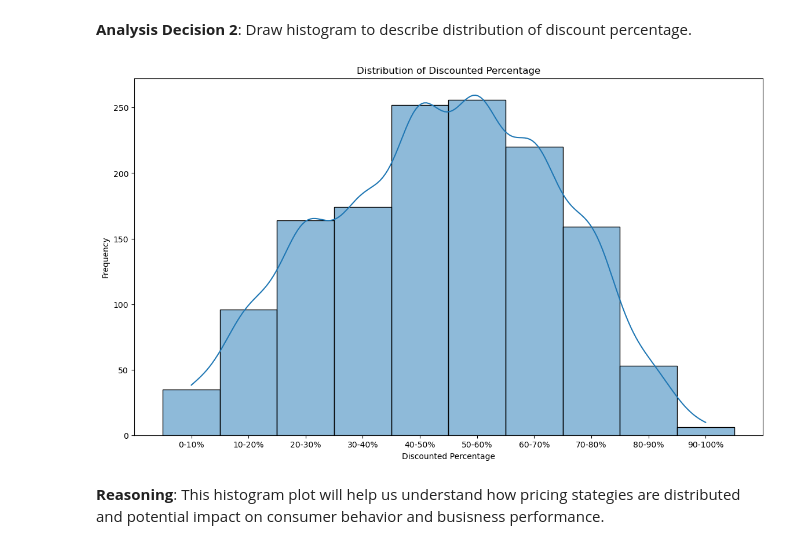
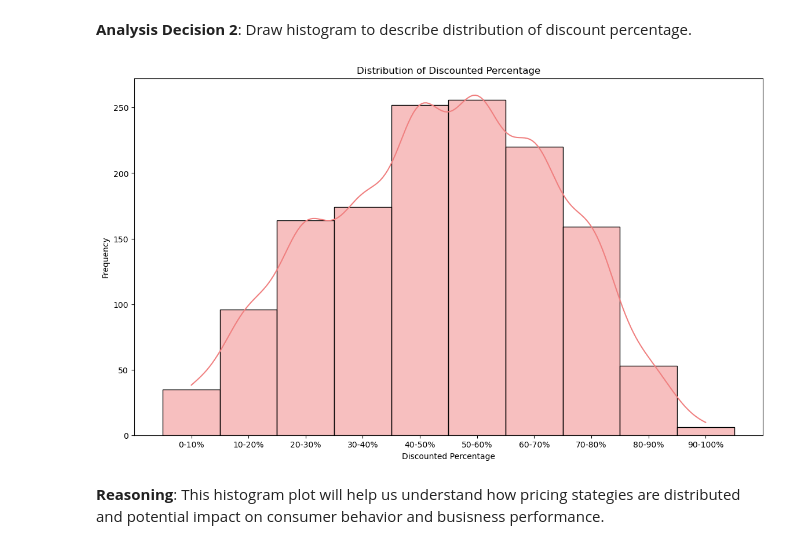
Before and after one commit to haule687/Data-Analyst-Capstone-Amazon-Products, a Jupyter notebook: Investigate_a_Dataset.ipynb, the cells around one changed output. Saved outputs shown, nothing was run; the diff lists cells and outputs as text; code cells hidden in the pictures.

```diff
--- a/Investigate_a_Dataset.ipynb
+++ b/Investigate_a_Dataset.ipynb
@@ -434,2 +387,0 @@ float_change(df,"discount_percentage")
-# %%
-df['discount_percentage'] = df['discount_percentage'].apply(lambda x: x/100)
@@ -533,2 +414,6 @@ split_category_df.head(100)
+# %%
+# Using the median price to split the products
+median_price = df['discounted_price'].median()
+df['price_category'] = df['discounted_price'].apply(lambda x: 'Lower-Priced' if x < median_price else 'Higher-Priced')
 # %% [markdown]
 Function to get sentiment
@@ -570,6 +427,6 @@ def get_vader_sentiment(text):
     return score['compound']  # compound score between -1 (negative) and 1 (positive)
 # %%
 # Applying sentiment analysis
-split_category_df['vader_sentiment_score'] = split_category_df['review_content'].apply(get_vader_sentiment)
-split_category_df['vader_sentiment'] = split_category_df['vader_sentiment_score'].apply(lambda x: 'Positive' if x > 0 else ('Negative' if x < 0 else 'Neutral'))
+df['vader_sentiment_score'] = df['review_content'].apply(get_vader_sentiment)
+df['vader_sentiment'] = df['vader_sentiment_score'].apply(lambda x: 'Positive' if x > 0 else ('Negative' if x < 0 else 'Neutral'))
 # %%
@@ -590,20 +468,20 @@ Name: vader_sentiment, dtype: int64
 # %%
 bins = [0, 0.1, 0.2, 0.3, 0.4, 0.5, 0.6, 0.7, 0.8, 0.9, 1.0]
 labels = ['0-10%', '10-20%', '20-30%', '30-40%', '40-50%', '50-60%', '60-70%', '70-80%', '80-90%', '90-100%']
-split_category_df['discount_bin'] = pd.cut(split_category_df['discount_percentage'], bins=bins, labels=labels)
+df['discount_bin'] = pd.cut(df['discount_percentage'], bins=bins, labels=labels)
 # %% [markdown]
 **Reasoning**: Provids a simplified distribution and can make comparisons easier.
 # %% [markdown]
 **Analysis Decision 2**: Draw histogram to describe distribution of discount percentage.
 # %%
 plt.figure(figsize=(14, 8))
-sns.histplot(split_category_df['discount_bin'], kde=True)
+sns.histplot(df['discount_bin'], kde=True, color='lightcoral')
 plt.title('Distribution of Discounted Percentage')
 plt.xlabel('Discounted Percentage')
 plt.ylabel('Frequency')
 plt.show()
 # %% [output]
-[figure, old version]
+[figure, new version]
 # %% [markdown]
 **Reasoning**: This histogram plot will help us understand how pricing stategies are distributed and potential impact on consumer behavior and busisness performance.
 # %% [markdown]
```
Also changed, not shown: parts of 113 cells of this notebook, 2 other files.
